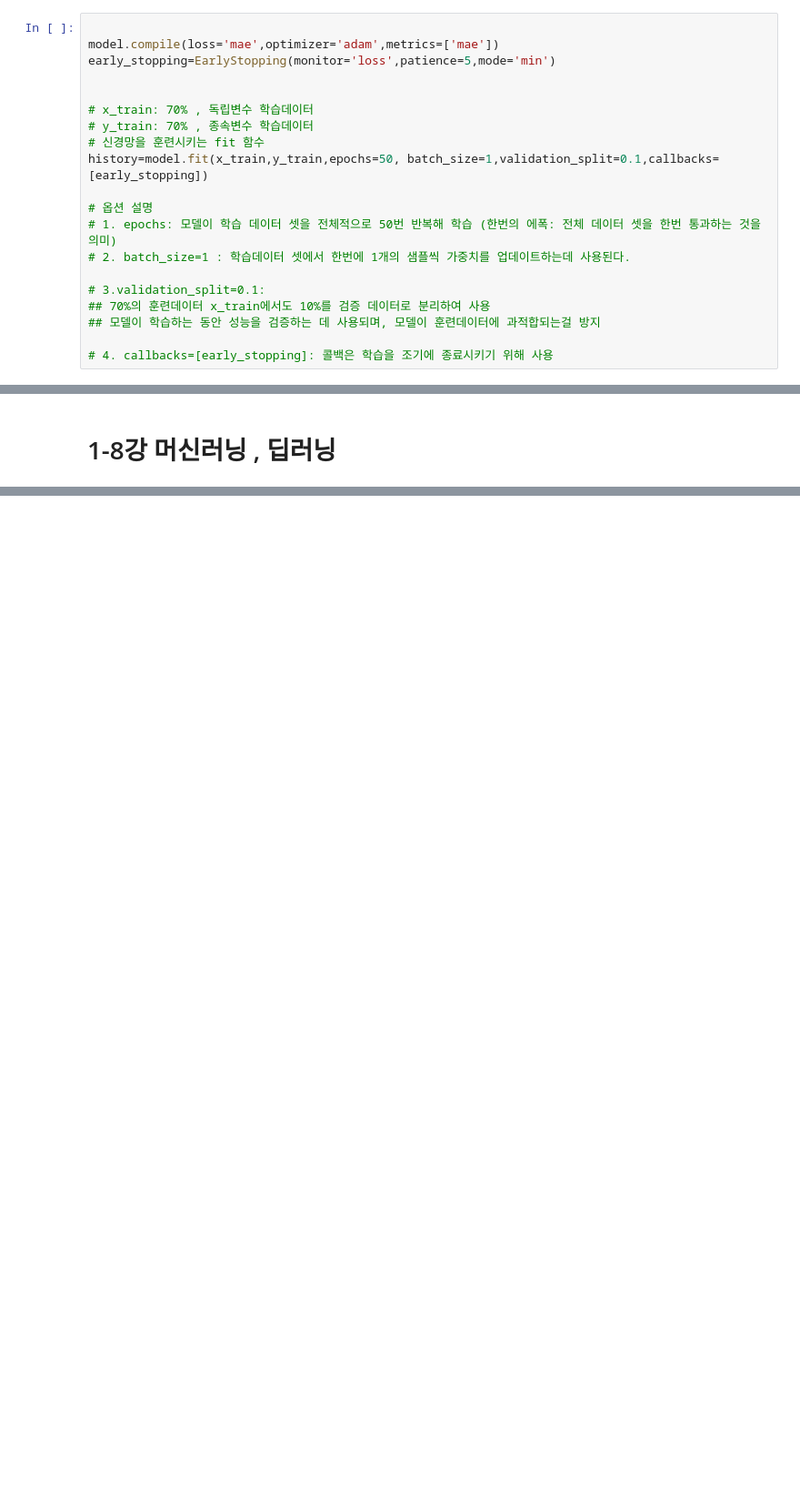
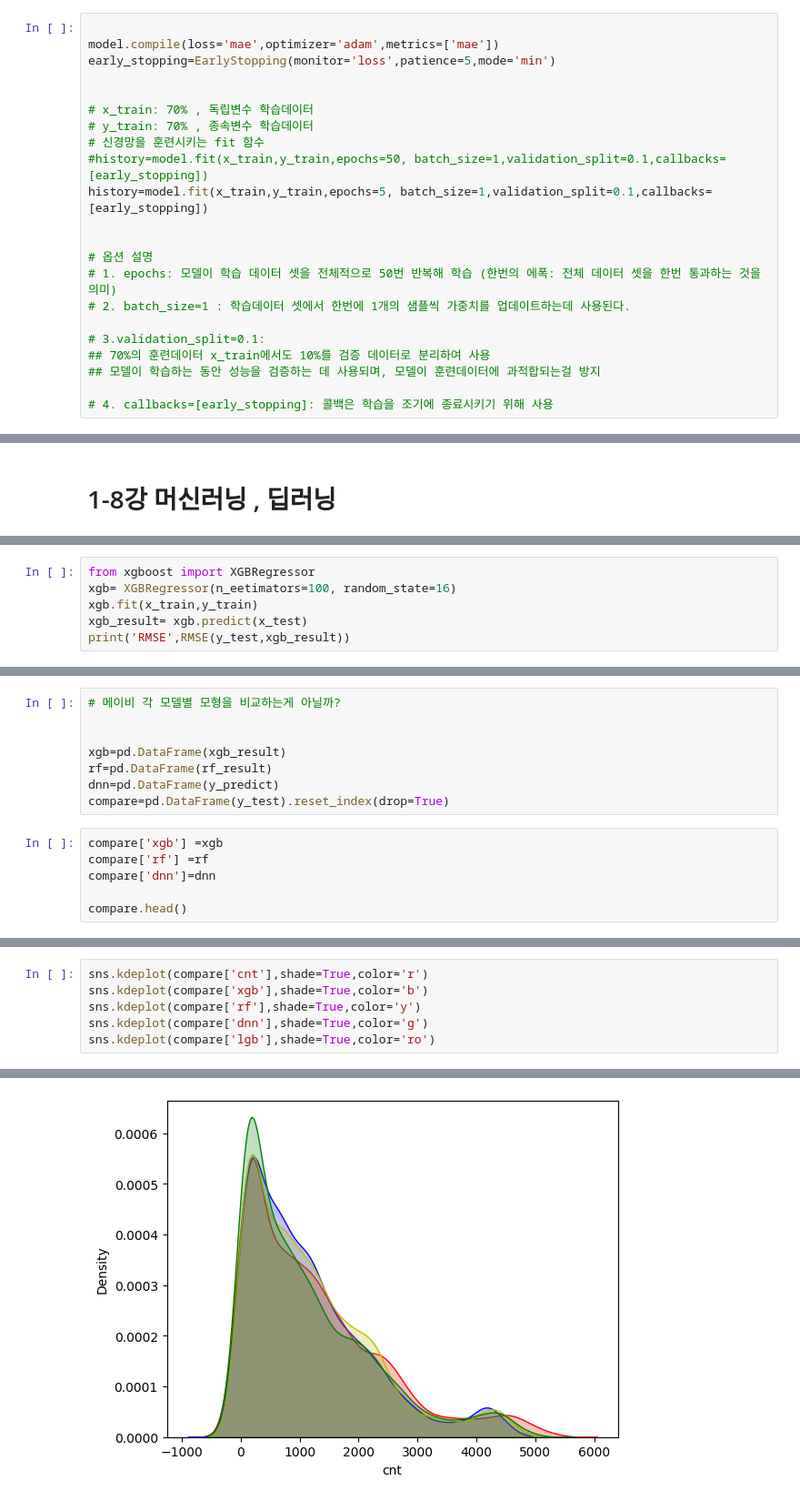
Before and after one commit to girin17/ai_practice, a Jupyter notebook: a.ipynb, the cells around one changed output, grey strips where cells are left out. Shown at 91% size. Drawn from its saved outputs; the diff is of its cells as text; blank space fills up the shorter version.

```diff
--- a/a.ipynb
+++ b/a.ipynb
@@ -318,7 +470,9 @@ early_stopping=EarlyStopping(monitor='loss',patience=5,mode='min')
 # x_train: 70% , 독립변수 학습데이터
 # y_train: 70% , 종속변수 학습데이터
 # 신경망을 훈련시키는 fit 함수
-history=model.fit(x_train,y_train,epochs=50, batch_size=1,validation_split=0.1,callbacks=[early_stopping])
+#history=model.fit(x_train,y_train,epochs=50, batch_size=1,validation_split=0.1,callbacks=[early_stopping])
+history=model.fit(x_train,y_train,epochs=5, batch_size=1,validation_split=0.1,callbacks=[early_stopping])
+
 
 # 옵션 설명
 # 1. epochs: 모델이 학습 데이터 셋을 전체적으로 50번 반복해 학습 (한번의 에폭: 전체 데이터 셋을 한번 통과하는 것을 의미)
@@ -359,0 +531,6 @@ print('RMSE',RMSE(y_test,y_result))
+# %%
+from xgboost import XGBRegressor
+xgb= XGBRegressor(n_eetimators=100, random_state=16)
+xgb.fit(x_train,y_train)
+xgb_result= xgb.predict(x_test)
+print('RMSE',RMSE(y_test,xgb_result))
@@ -359,0 +555,14 @@ print('RMSE',RMSE(y_test,y_result))
+# %%
+# 메이비 각 모델별 모형을 비교하는게 아닐까?
+
+
+xgb=pd.DataFrame(xgb_result)
+rf=pd.DataFrame(rf_result)
+dnn=pd.DataFrame(y_predict)
+compare=pd.DataFrame(y_test).reset_index(drop=True)
+# %%
+compare['xgb'] =xgb
+compare['rf'] =rf
+compare['dnn']=dnn
+
+compare.head()
@@ -359,0 +576,7 @@ print('RMSE',RMSE(y_test,y_result))
+# %%
+sns.kdeplot(compare['cnt'],shade=True,color='r')
+sns.kdeplot(compare['xgb'],shade=True,color='b')
+sns.kdeplot(compare['rf'],shade=True,color='y')
+sns.kdeplot(compare['dnn'],shade=True,color='g')
+sns.kdeplot(compare['lgb'],shade=True,color='ro')
+# %% [output]
@@ -359,0 +603 @@ print('RMSE',RMSE(y_test,y_result))
+[figure, added]
```
Also changed, not shown: parts of 25 cells of this notebook.
